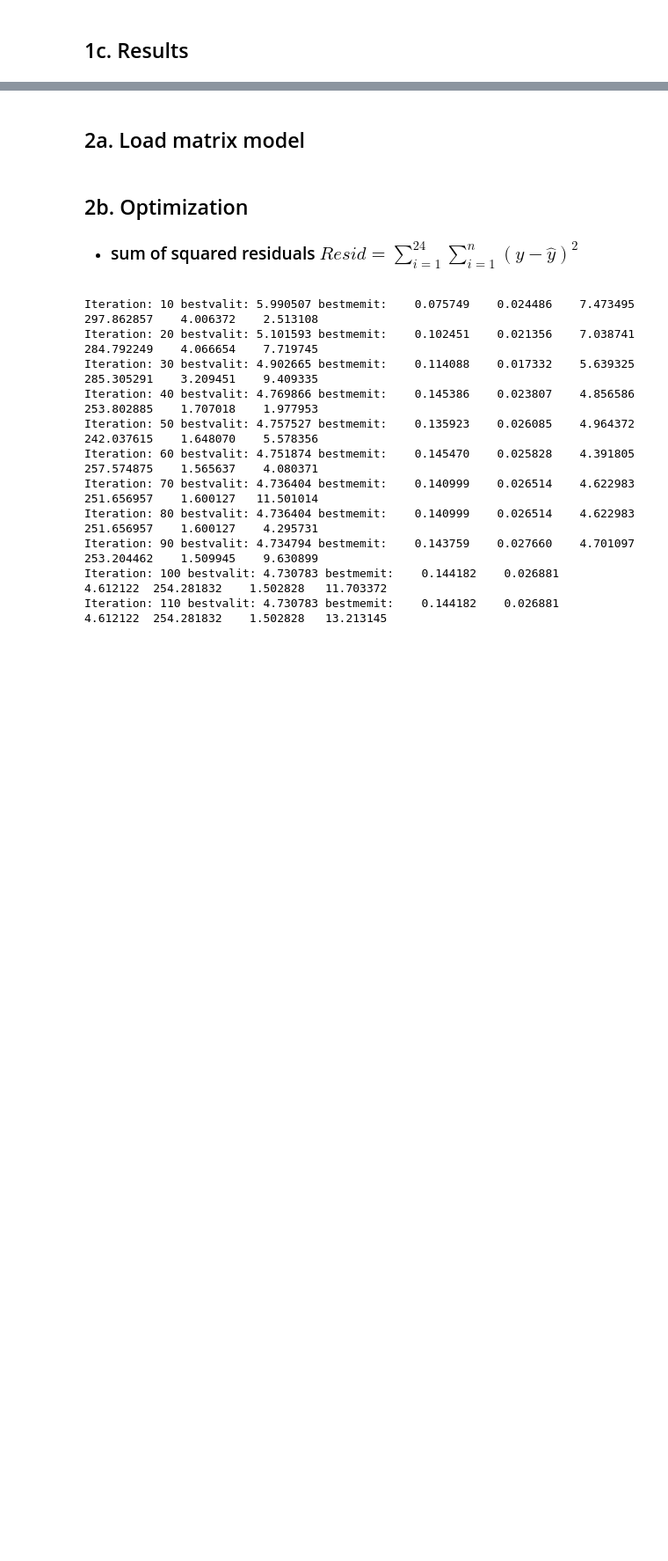
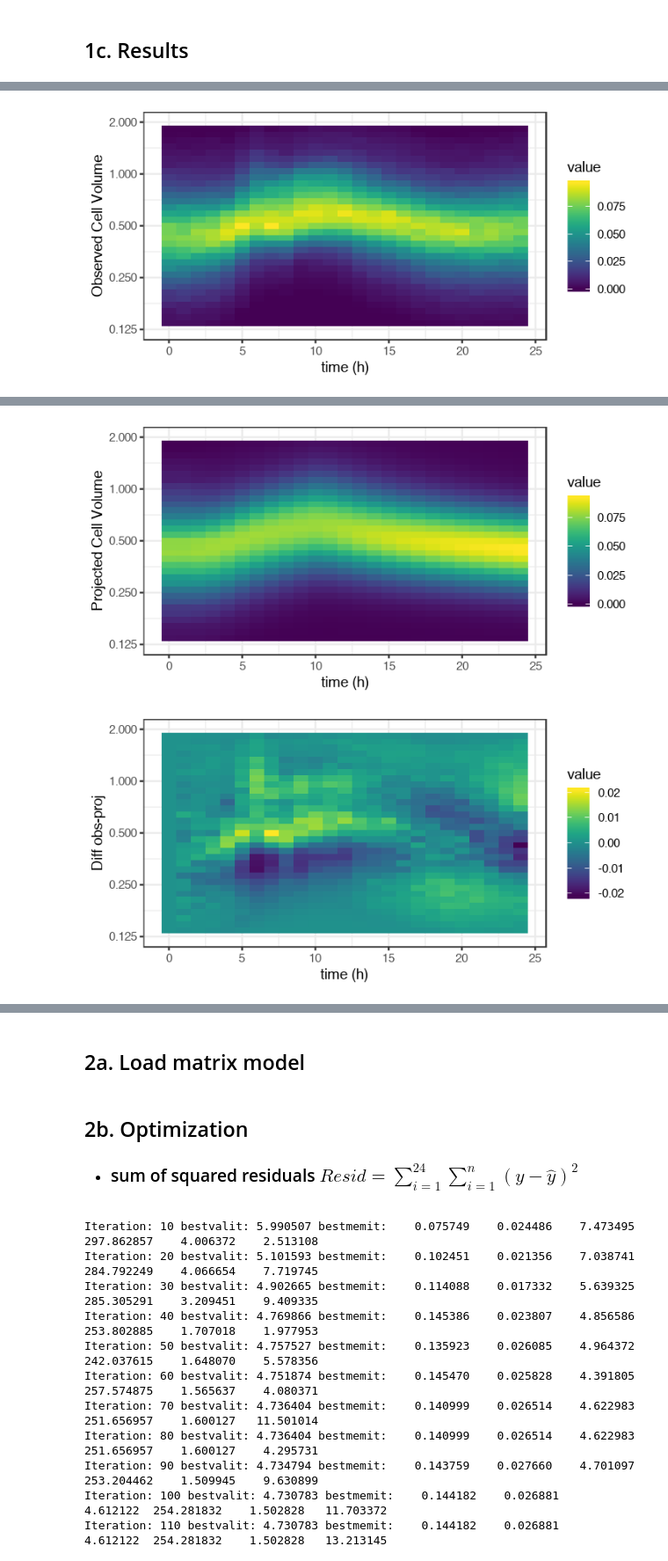
Before and after one commit to fribalet/ssPopModel, a Jupyter notebook: inst/ssMatrixModel_tests.ipynb, the cells around one changed output, grey strips where cells are left out. Shown at 88% size. Drawn from its saved outputs; the diff is of its cells as text; code cells hidden in the pictures; blank space fills up the shorter version.

```diff
--- a/inst/ssMatrixModel_tests.ipynb
+++ b/inst/ssMatrixModel_tests.ipynb
@@ -360,0 +364,10 @@ ggplot(melt(Vproj.-Vproj), aes(Var2,Var1, fill=value)) + geom_raster() + scale_y
+# %%
+#ggplot(melt(Vproj), aes(Var2,Var1, fill=value)) + geom_raster() + scale_y_continuous(trans='log2') + viridis::scale_fill_viridis()
+options(repr.plot.width=6, repr.plot.height=3)
+
+ggplot(melt(V.hists), aes(Var2/3600,Var1, fill=value)) + geom_raster() + scale_y_continuous(trans='log2',limits = c(0.125, 2)) + theme_bw() + labs(x='time (h)', y= 'Observed Cell Volume') + scale_fill_gradientn(colors=viridis::viridis(100))
+
+ggplot(melt(Vproj), aes(Var2/3600,Var1, fill=value)) + geom_raster() + scale_y_continuous(trans='log2',limits = c(0.125, 2)) + theme_bw() + labs(x='time (h)', y= 'Projected Cell Volume') + scale_fill_gradientn(colors=viridis::viridis(100))
+
+ggplot(melt(V.hists - Vproj), aes(Var2/3600,Var1, fill=value)) + geom_raster() + scale_y_continuous(trans='log2',limits = c(0.125, 2)) + theme_bw() + labs(x='time (h)', y= 'Diff obs-proj') + scale_fill_gradientn(colors=viridis::viridis(100))
+# %% [output]
@@ -360,0 +377 @@ ggplot(melt(Vproj.-Vproj), aes(Var2,Var1, fill=value)) + geom_raster() + scale_y
+[figure, added]
@@ -361,2 +380,4 @@ ggplot(melt(Vproj.-Vproj), aes(Var2,Var1, fill=value)) + geom_raster() + scale_y
+[figure, added]
+[figure, added]
 # %% [markdown]
 # 2. Model with Respiration
```
Also changed, not shown: parts of 18 cells of this notebook.
